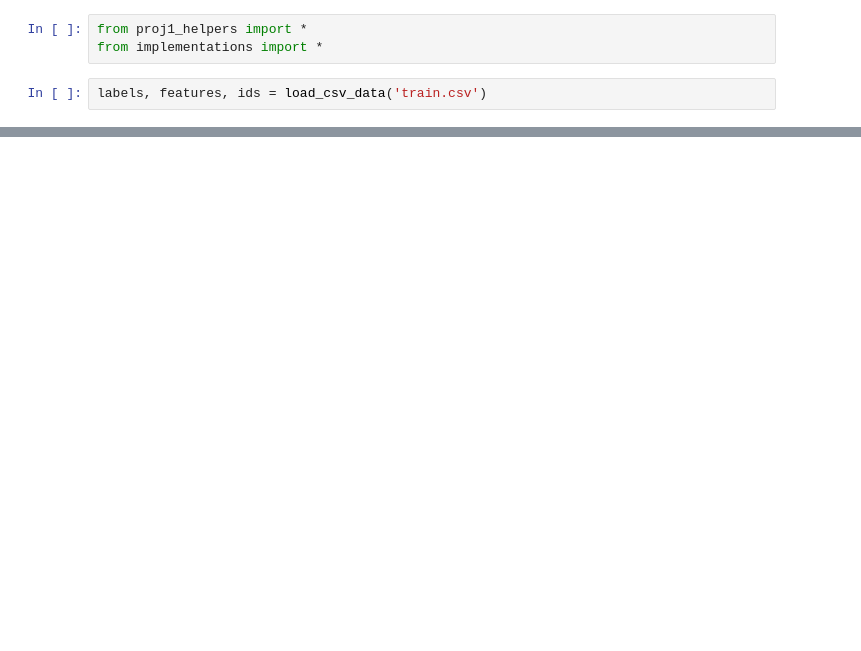
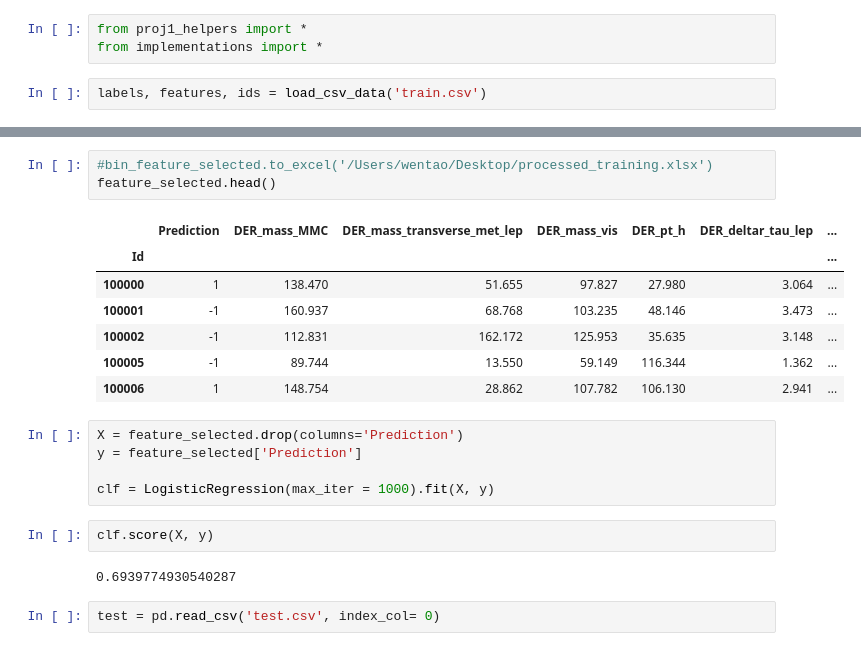
Before and after one commit to ownzonefeng/CS-433-Project1, a Jupyter notebook: Project1/Project1.ipynb, the cells around one changed output, grey strips where cells are left out. Drawn from its saved outputs; the diff is of its cells as text; blank space fills up the shorter version.

Commit message:
first_test_file

```diff
--- a/Project1/Project1.ipynb
+++ b/Project1/Project1.ipynb
@@ -43,0 +113,22 @@ w = logistic_regression_ridge(labels, features_processed, max_iters = 100)
+# %%
+#bin_feature_selected.to_excel('/Users/wentao/Desktop/processed_training.xlsx')
+feature_selected.head()
+# %% [output]
+|  | Prediction | DER_mass_MMC | DER_mass_transverse_met_lep | DER_mass_vis | DER_pt_h | DER_deltar_tau_lep | ... |
+| Id |  |  |  |  |  |  | ... |
+| 100000 | 1 | 138.470 | 51.655 | 97.827 | 27.980 | 3.064 | ... |
+| 100001 | -1 | 160.937 | 68.768 | 103.235 | 48.146 | 3.473 | ... |
+| 100002 | -1 | 112.831 | 162.172 | 125.953 | 35.635 | 3.148 | ... |
+| 100005 | -1 | 89.744 | 13.550 | 59.149 | 116.344 | 1.362 | ... |
+| 100006 | 1 | 148.754 | 28.862 | 107.782 | 106.130 | 2.941 | ... |
+# %%
+X = feature_selected.drop(columns='Prediction')
+y = feature_selected['Prediction']
+
+clf = LogisticRegression(max_iter = 1000).fit(X, y)
+# %%
+clf.score(X, y)
+# %% [output]
+0.6939774930540287
+# %%
+test = pd.read_csv('test.csv', index_col= 0)
```
Also changed, not shown: parts of 27 cells of this notebook, 3 other files.
